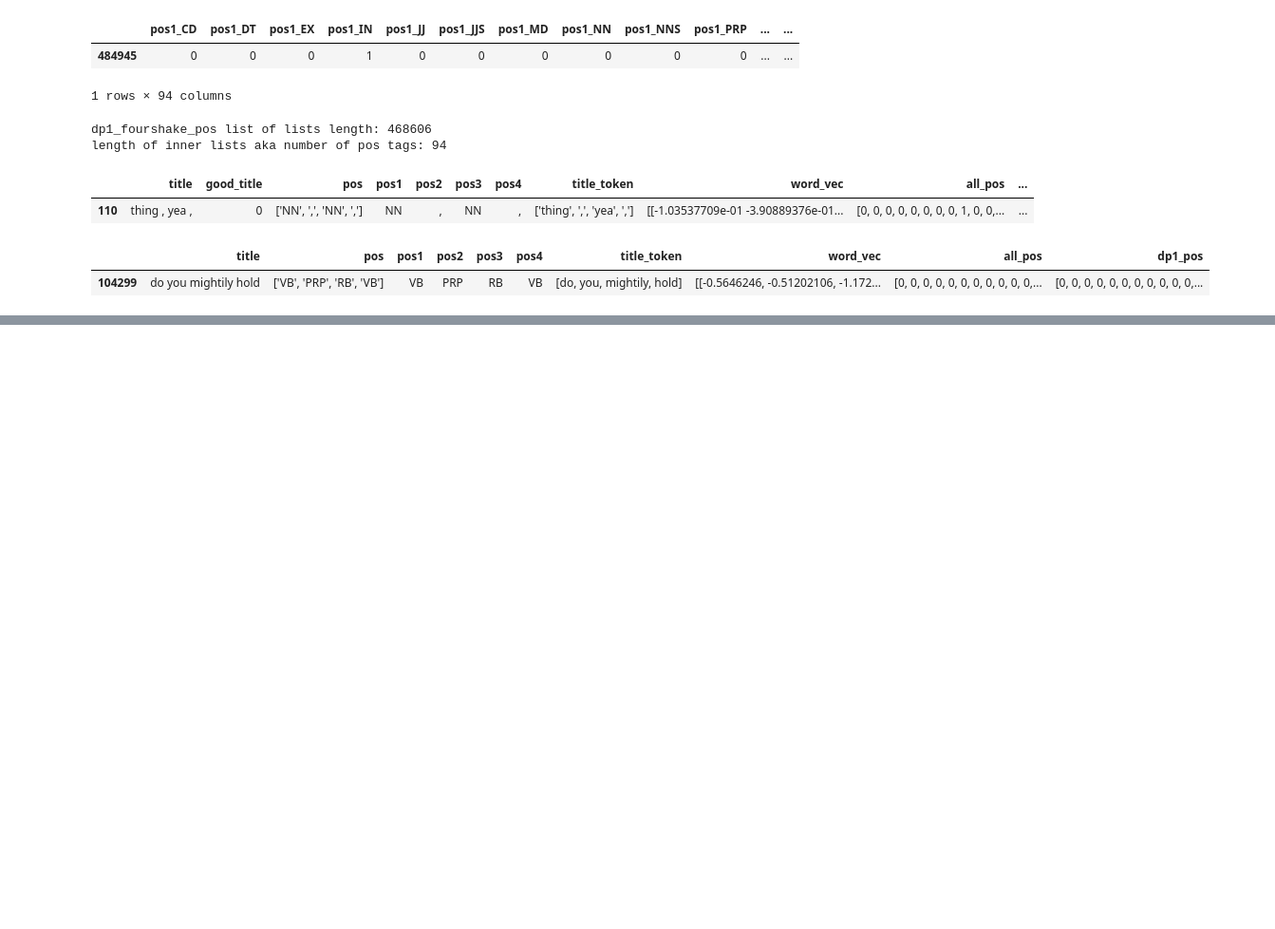
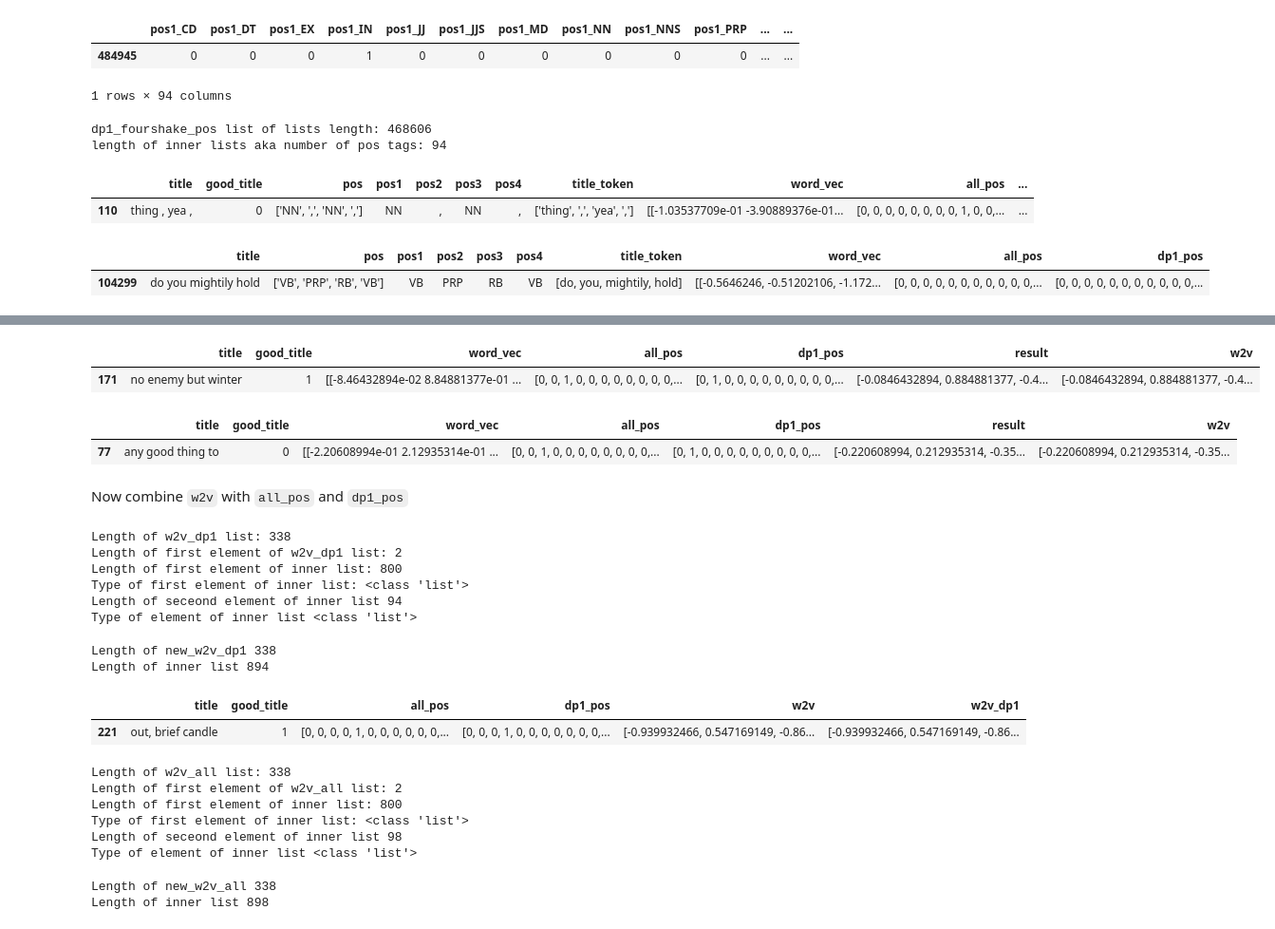
Before and after one commit to leifsmoddir/What-is-in-a-Title, a Jupyter notebook: training/Training Day 5 Creating Matched Data Sets- Fourgrams.ipynb, the cells around one changed output, grey strips where cells are left out. Shown at 95% size. Drawn from its saved outputs; the diff is of its cells as text; code cells hidden in the pictures; blank space fills up the shorter version.

```diff
--- a/training/Training Day 5 Creating Matched Data Sets- Fourgrams.ipynb
+++ b/training/Training Day 5 Creating Matched Data Sets- Fourgrams.ipynb
@@ -353,0 +400,6 @@ fitles.to_pickle(datapath_fitles)
+# %%
+fitles['w2v'] = fitles['result'].apply(lambda x: list(x))
+fitles.sample()
+# %% [output]
+|  | title | good_title | word_vec | all_pos | dp1_pos | result | w2v |
+| 171 | no enemy but winter | 1 | [[-8.46432894e-02 8.84881377e-01 ... | [0, 0, 1, 0, 0, 0, 0, 0, 0, 0, 0,... | [0, 1, 0, 0, 0, 0, 0, 0, 0, 0, 0,... | [-0.0846432894, 0.884881377, -0.4... | [-0.0846432894, 0.884881377, -0.4... |
@@ -353,0 +408,69 @@ fitles.to_pickle(datapath_fitles)
+# %%
+fitles.sample()
+# %% [output]
+|  | title | good_title | word_vec | all_pos | dp1_pos | result | w2v |
+| 77 | any good thing to | 0 | [[-2.20608994e-01 2.12935314e-01 ... | [0, 0, 1, 0, 0, 0, 0, 0, 0, 0, 0,... | [0, 1, 0, 0, 0, 0, 0, 0, 0, 0, 0,... | [-0.220608994, 0.212935314, -0.35... | [-0.220608994, 0.212935314, -0.35... |
+# %% [markdown]
+Now combine `w2v` with `all_pos` and `dp1_pos`
+# %%
+w2v_dp1_pos = fitles[['w2v', 'dp1_pos']]
+w2v_dp1 = w2v_dp1_pos.values.tolist()
+
+print('Length of w2v_dp1 list:', len(w2v_dp1))
+print('Length of first element of w2v_dp1 list:', len(w2v_dp1[0]))
+print('Length of first element of inner list:', len(w2v_dp1[0][0]))
+print('Type of first element of inner list:', type(w2v_dp1[0][0]))
+print('Length of seceond element of inner list', len(w2v_dp1[0][1]))
+print('Type of element of inner list', type(w2v_dp1[0][1]))
+# %% [output]
+Length of w2v_dp1 list: 338
+Length of first element of w2v_dp1 list: 2
+Length of first element of inner list: 800
+Type of first element of inner list: <class 'list'>
+Length of seceond element of inner list 94
+Type of element of inner list <class 'list'>
+# %%
+new_w2v_dp1 = []
+
+for i in range(len(w2v_dp1)):
+    new_w2v_dp1.append(w2v_dp1[i][0] + w2v_dp1[i][1])
+
+print('Length of new_w2v_dp1', len(new_w2v_dp1))
+print('Length of inner list', len(new_w2v_dp1[0]))
+# %% [output]
+Length of new_w2v_dp1 338
+Length of inner list 894
+# %%
+fitles['w2v_dp1'] = new_w2v_dp1
+fitles.sample()
+# %% [output]
+|  | title | good_title | all_pos | dp1_pos | w2v | w2v_dp1 |
+| 221 | out, brief candle | 1 | [0, 0, 0, 0, 1, 0, 0, 0, 0, 0, 0,... | [0, 0, 0, 1, 0, 0, 0, 0, 0, 0, 0,... | [-0.939932466, 0.547169149, -0.86... | [-0.939932466, 0.547169149, -0.86... |
+# %%
+w2v_all_pos = fitles[['w2v', 'all_pos']]
+w2v_all = w2v_all_pos.values.tolist()
+
+print('Length of w2v_all list:', len(w2v_dp1))
+print('Length of first element of w2v_all list:', len(w2v_all[0]))
+print('Length of first element of inner list:', len(w2v_all[0][0]))
+print('Type of first element of inner list:', type(w2v_all[0][0]))
+print('Length of seceond element of inner list', len(w2v_all[0][1]))
+print('Type of element of inner list', type(w2v_all[0][1]))
+# %% [output]
+Length of w2v_all list: 338
+Length of first element of w2v_all list: 2
+Length of first element of inner list: 800
+Type of first element of inner list: <class 'list'>
+Length of seceond element of inner list 98
+Type of element of inner list <class 'list'>
+# %%
+new_w2v_all = []
+
+for i in range(len(w2v_all)):
+    new_w2v_all.append(w2v_all[i][0] + w2v_all[i][1])
+
+print('Length of new_w2v_all', len(new_w2v_all))
+print('Length of inner list', len(new_w2v_all[0]))
+# %% [output]
+Length of new_w2v_all 338
+Length of inner list 898
```
Also changed, not shown: parts of 11 cells of this notebook.
